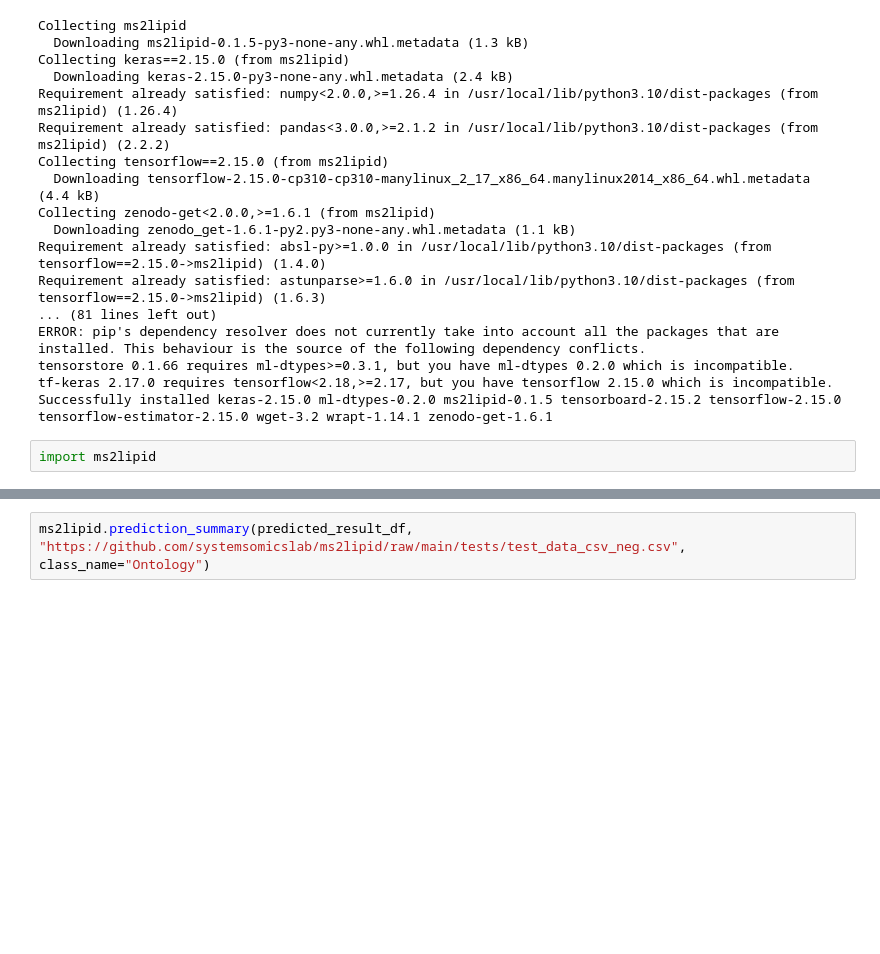
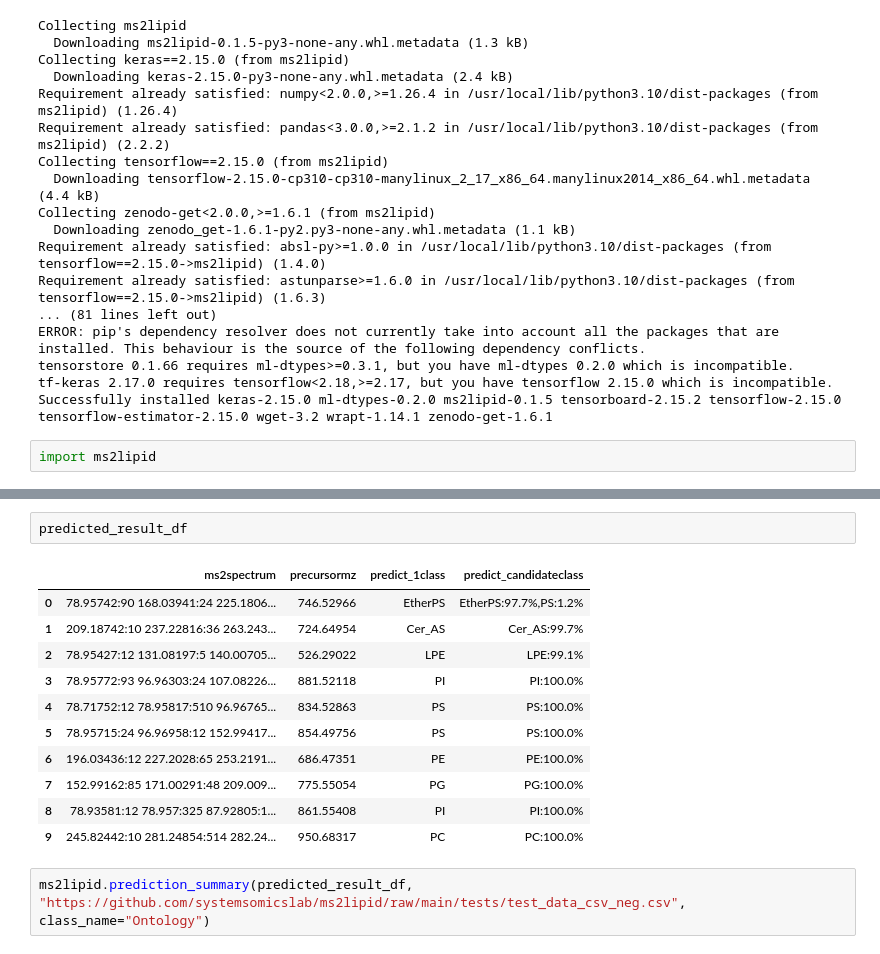
Before and after one commit to systemsomicslab/ms2lipid, a Jupyter notebook: try_ms2lipid.ipynb, the cells around one changed output, grey strips where cells are left out. Cells and saved outputs as stored; diff of their text form; blank space fills up the shorter version.

```diff
--- a/try_ms2lipid.ipynb
+++ b/try_ms2lipid.ipynb
@@ -33,6 +33,20 @@ for more details about differences between saving model and serializing.
 
   warnings.warn(smsg, UserWarning)
 ion mode: negative
+# %%
+predicted_result_df
+# %% [output]
+|  | ms2spectrum | precursormz | predict_1class | predict_candidateclass |
+| 0 | 78.95742:90 168.03941:24 225.1806... | 746.52966 | EtherPS | EtherPS:97.7%,PS:1.2% |
+| 1 | 209.18742:10 237.22816:36 263.243... | 724.64954 | Cer_AS | Cer_AS:99.7% |
+| 2 | 78.95427:12 131.08197:5 140.00705... | 526.29022 | LPE | LPE:99.1% |
+| 3 | 78.95772:93 96.96303:24 107.08226... | 881.52118 | PI | PI:100.0% |
+| 4 | 78.71752:12 78.95817:510 96.96765... | 834.52863 | PS | PS:100.0% |
+| 5 | 78.95715:24 96.96958:12 152.99417... | 854.49756 | PS | PS:100.0% |
+| 6 | 196.03436:12 227.2028:65 253.2191... | 686.47351 | PE | PE:100.0% |
+| 7 | 152.99162:85 171.00291:48 209.009... | 775.55054 | PG | PG:100.0% |
+| 8 | 78.93581:12 78.957:325 87.92805:1... | 861.55408 | PI | PI:100.0% |
+| 9 | 245.82442:10 281.24854:514 282.24... | 950.68317 | PC | PC:100.0% |
 # %%
 ms2lipid.prediction_summary(predicted_result_df, "https://github.com/systemsomicslab/ms2lipid/raw/main/tests/test_data_csv_neg.csv", class_name="Ontology")
 # %% [output]
```
Also changed, not shown: parts of 1 cell of this notebook.
